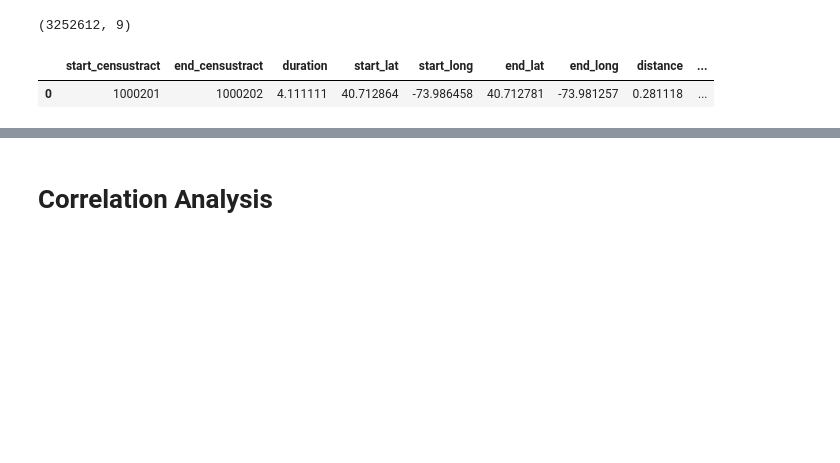
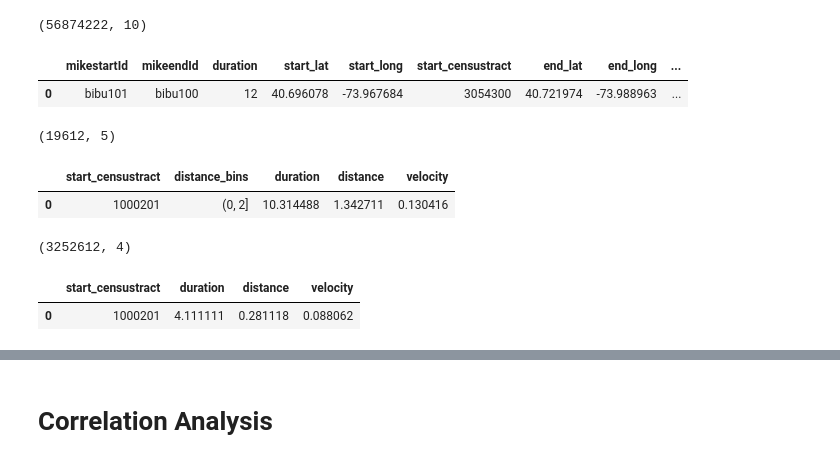
Before and after one commit to mattyd2/ds1004finalproject, a Jupyter notebook: datavisualization.ipynb, the cells around one changed output, grey strips where cells are left out. Drawn from its saved outputs; the diff is of its cells as text; code cells hidden in the pictures; blank space fills up the shorter version.

```diff
--- a/datavisualization.ipynb
+++ b/datavisualization.ipynb
@@ -28,0 +9,8 @@ dist_duration
+# %%
+dist_duration = pd.read_csv("../data/mikeCTsAvgLatLonDist.csv")
+print dist_duration.shape
+dist_duration.head(1)
+# %% [output]
+(56874222, 10)
+|  | mikestartId | mikeendId | duration | start_lat | start_long | start_censustract | end_lat | end_long | ... |
+| 0 | bibu101 | bibu100 | 12 | 40.696078 | -73.967684 | 3054300 | 40.721974 | -73.988963 | ... |
@@ -29,12 +43,23 @@ dist_duration
+# %%
+# select subset of rows and groupby the census tract and distance bins
+binned_final = binned_travel_times[['duration', 'start_censustract', 'distance', 'velocity', 'distance_bins']]
+binned_final = binned_final.groupby(['start_censustract', "distance_bins"], as_index=False).mean()
+print binned_final.shape
+binned_final.head(1)
+# %% [output]
+(19612, 5)
+|  | start_censustract | distance_bins | duration | distance | velocity |
+| 0 | 1000201 | (0, 2] | 10.314488 | 1.342711 | 0.130416 |
 # %%
-dist_duration['transit_index'] = dist_duration['duration'].pow(4)/dist_duration['distance']
+dist_duration['velocity'] = dist_duration['distance']/dist_duration['duration']
 de_duped_dist_duration = dist_duration[dist_duration['start_censustract'] != dist_duration['end_censustract']]
 grouped = de_duped_dist_duration.groupby(['start_censustract', "end_censustract"], as_index=False).mean()
 grouped[['start_censustract', 'end_censustract']] = grouped[['start_censustract', 'end_censustract']].astype(int)
 grouped[['start_censustract', 'end_censustract']] = grouped[['start_censustract', 'end_censustract']].astype(str)
-print grouped.shape
-grouped.head(1)
+grouped_dropped = grouped.drop(['end_censustract', 'start_lat', 'start_long', 'end_lat', 'end_long'], axis=1)
+print grouped_dropped.shape
+grouped_dropped.head(1)
 # %% [output]
-(3252612, 9)
+(3252612, 4)
-|  | start_censustract | end_censustract | duration | start_lat | start_long | end_lat | end_long | distance | ... |
-| 0 | 1000201 | 1000202 | 4.111111 | 40.712864 | -73.986458 | 40.712781 | -73.981257 | 0.281118 | ... |
+|  | start_censustract | duration | distance | velocity |
+| 0 | 1000201 | 4.111111 | 0.281118 | 0.088062 |
```
Also changed, not shown: parts of 14 cells of this notebook, 6 other files.
